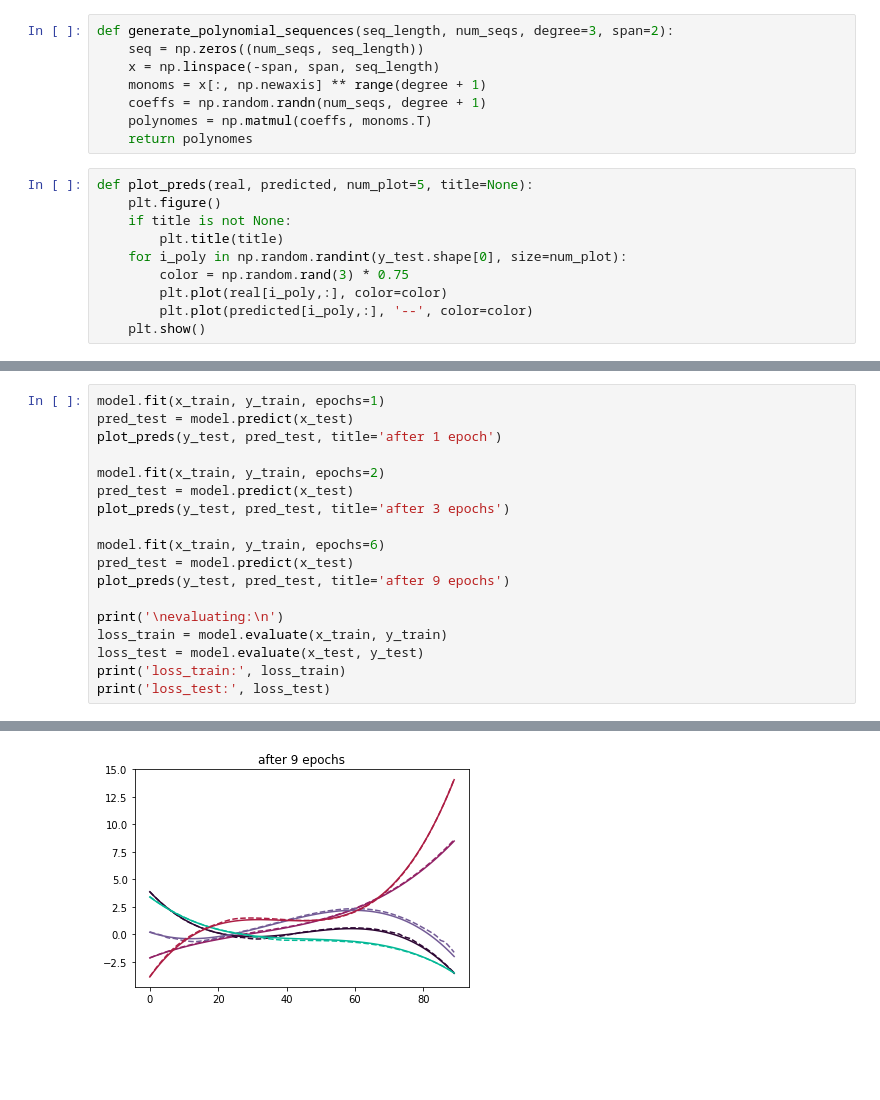
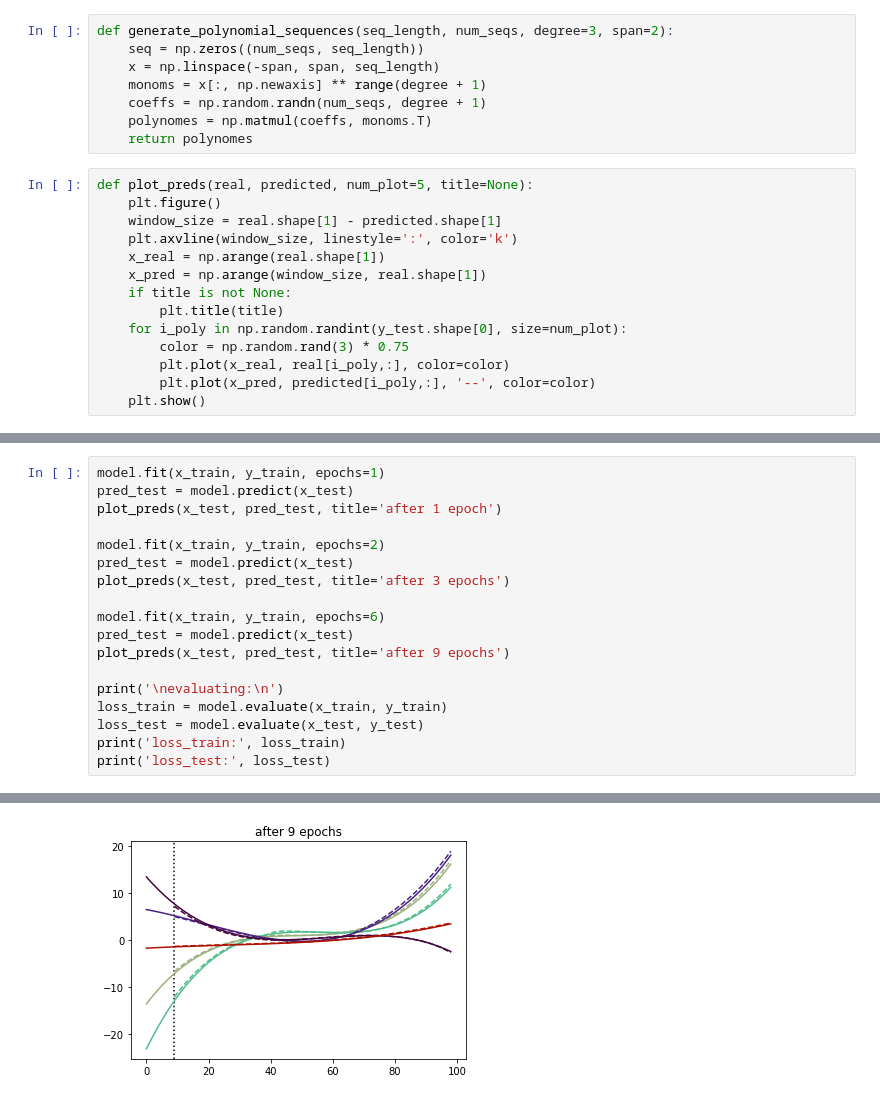
Before and after one commit to TomerRonen34/conv-time-series, a Jupyter notebook: conv_time_series.ipynb, the cells around one changed output, grey strips where cells are left out. Drawn from its saved outputs; the diff is of its cells as text; blank space fills up the shorter version.

Commit message:
pretified prediction graphs a bit

```diff
--- a/conv_time_series.ipynb
+++ b/conv_time_series.ipynb
@@ -39,10 +45,14 @@ def generate_polynomial_sequences(seq_length, num_seqs, degree=3, span=2):
 # %%
 def plot_preds(real, predicted, num_plot=5, title=None):
     plt.figure()
+    window_size = real.shape[1] - predicted.shape[1]
+    plt.axvline(window_size, linestyle=':', color='k')
+    x_real = np.arange(real.shape[1])
+    x_pred = np.arange(window_size, real.shape[1])
     if title is not None:
         plt.title(title)
     for i_poly in np.random.randint(y_test.shape[0], size=num_plot):
         color = np.random.rand(3) * 0.75
-        plt.plot(real[i_poly,:], color=color)
-        plt.plot(predicted[i_poly,:], '--', color=color)
+        plt.plot(x_real, real[i_poly,:], color=color)
+        plt.plot(x_pred, predicted[i_poly,:], '--', color=color)
     plt.show()
@@ -91,15 +95,15 @@ _________________________________________________________________
 # %%
 model.fit(x_train, y_train, epochs=1)
 pred_test = model.predict(x_test)
-plot_preds(y_test, pred_test, title='after 1 epoch')
+plot_preds(x_test, pred_test, title='after 1 epoch')
 
 model.fit(x_train, y_train, epochs=2)
 pred_test = model.predict(x_test)
-plot_preds(y_test, pred_test, title='after 3 epochs')
+plot_preds(x_test, pred_test, title='after 3 epochs')
 
 model.fit(x_train, y_train, epochs=6)
 pred_test = model.predict(x_test)
-plot_preds(y_test, pred_test, title='after 9 epochs')
+plot_preds(x_test, pred_test, title='after 9 epochs')
 
 print('\nevaluating:\n')
 loss_train = model.evaluate(x_train, y_train)
@@ -130,3 +134,3 @@ Epoch 6/6
-[figure, old version]
+[figure, new version]
 evaluating:
 
```
Also changed, not shown: parts of 5 cells of this notebook, 1 other file.
